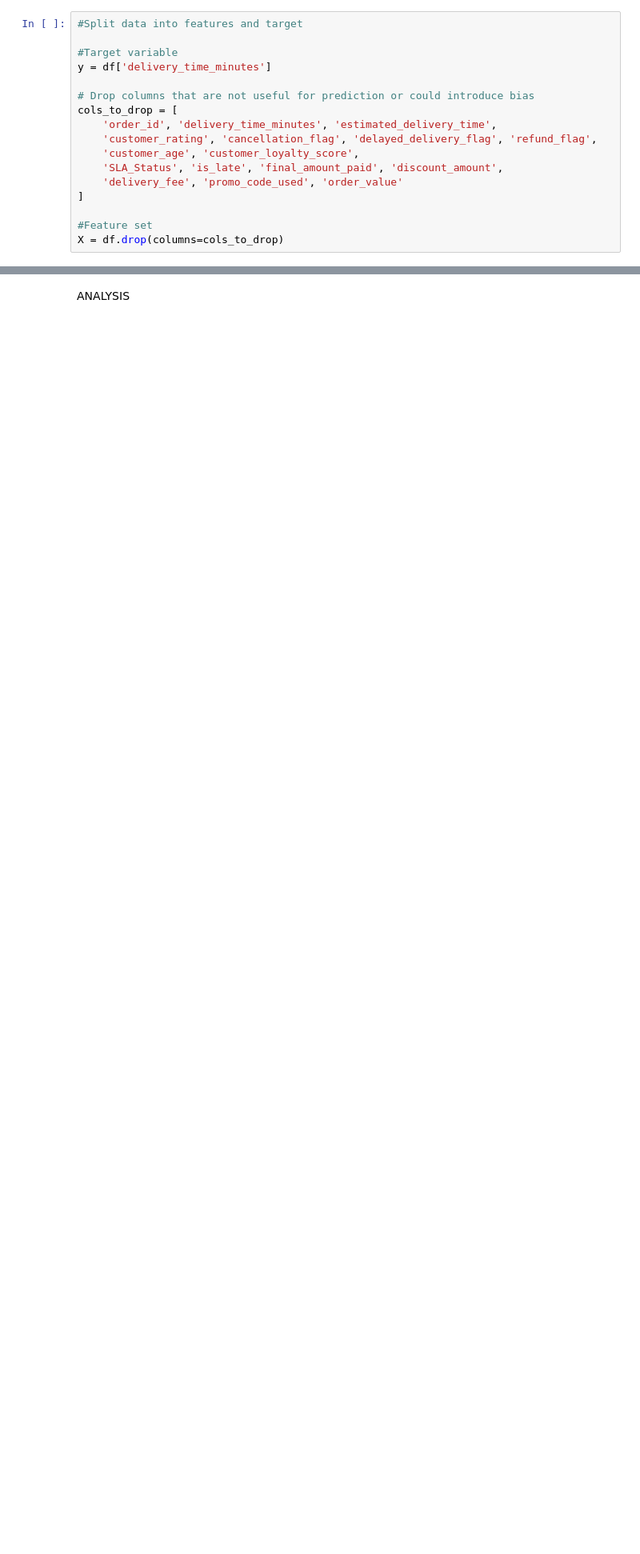
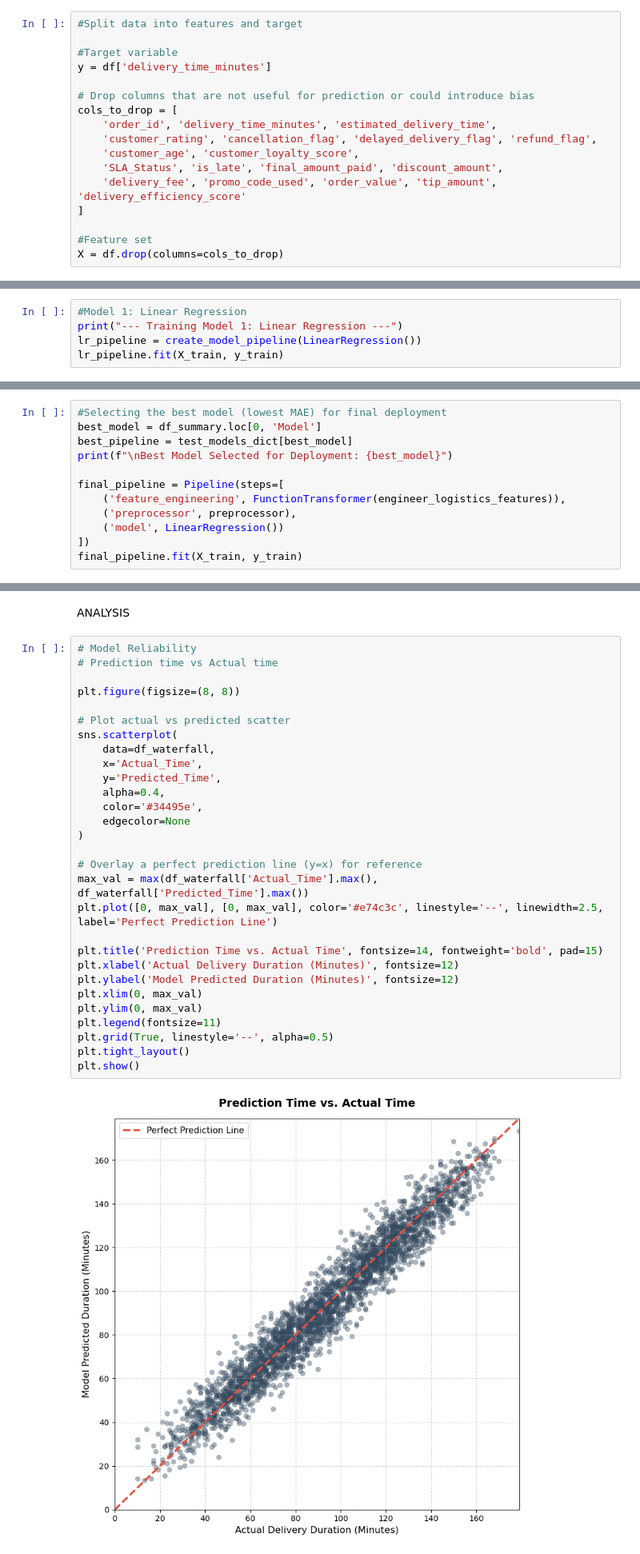
Before and after one commit to FRESE12/Machine-Learning-Predictive-Logistics, a Jupyter notebook: machine_learning_project.ipynb, the cells around one changed output, grey strips where cells are left out. Shown at 80% size. Drawn from its saved outputs; the diff is of its cells as text; blank space fills up the shorter version.

Commit message:
Model Tuning and SLA Breach Evaluation

```diff
--- a/machine_learning_project.ipynb
+++ b/machine_learning_project.ipynb
@@ -293,7 +294,7 @@ cols_to_drop = [
     'customer_rating', 'cancellation_flag', 'delayed_delivery_flag', 'refund_flag',
     'customer_age', 'customer_loyalty_score',
     'SLA_Status', 'is_late', 'final_amount_paid', 'discount_amount',
-    'delivery_fee', 'promo_code_used', 'order_value'
+    'delivery_fee', 'promo_code_used', 'order_value', 'tip_amount', 'delivery_efficiency_score'
 ]
 
 #Feature set
@@ -387,0 +366,5 @@ print("Optimization Complete. Best Pipeline Parameters Identified.")
+# %%
+#Model 1: Linear Regression
+print("--- Training Model 1: Linear Regression ---")
+lr_pipeline = create_model_pipeline(LinearRegression())
+lr_pipeline.fit(X_train, y_train)
@@ -387,0 +624,12 @@ print("Optimization Complete. Best Pipeline Parameters Identified.")
+# %%
+#Selecting the best model (lowest MAE) for final deployment
+best_model = df_summary.loc[0, 'Model']
+best_pipeline = test_models_dict[best_model]
+print(f"\nBest Model Selected for Deployment: {best_model}")
+
+final_pipeline = Pipeline(steps=[
+    ('feature_engineering', FunctionTransformer(engineer_logistics_features)),
+    ('preprocessor', preprocessor),
+    ('model', LinearRegression())
+])
+final_pipeline.fit(X_train, y_train)
@@ -390,2 +787,33 @@ WATERFALL EVALUATION (EDIT NAME)
 # %% [markdown]
 ANALYSIS
+# %%
+# Model Reliability
+# Prediction time vs Actual time
+
+plt.figure(figsize=(8, 8))
+
+# Plot actual vs predicted scatter
+sns.scatterplot(
+    data=df_waterfall,
+    x='Actual_Time',
+    y='Predicted_Time',
+    alpha=0.4,
+    color='#34495e',
+    edgecolor=None
+)
+
+# Overlay a perfect prediction line (y=x) for reference
+max_val = max(df_waterfall['Actual_Time'].max(), df_waterfall['Predicted_Time'].max())
+plt.plot([0, max_val], [0, max_val], color='#e74c3c', linestyle='--', linewidth=2.5, label='Perfect Prediction Line')
+
+plt.title('Prediction Time vs. Actual Time', fontsize=14, fontweight='bold', pad=15)
+plt.xlabel('Actual Delivery Duration (Minutes)', fontsize=12)
+plt.ylabel('Model Predicted Duration (Minutes)', fontsize=12)
+plt.xlim(0, max_val)
+plt.ylim(0, max_val)
+plt.legend(fontsize=11)
+plt.grid(True, linestyle='--', alpha=0.5)
+plt.tight_layout()
+plt.show()
+# %% [output]
+[figure, added]
```
Also changed, not shown: parts of 22 cells of this notebook, 2 other files.
